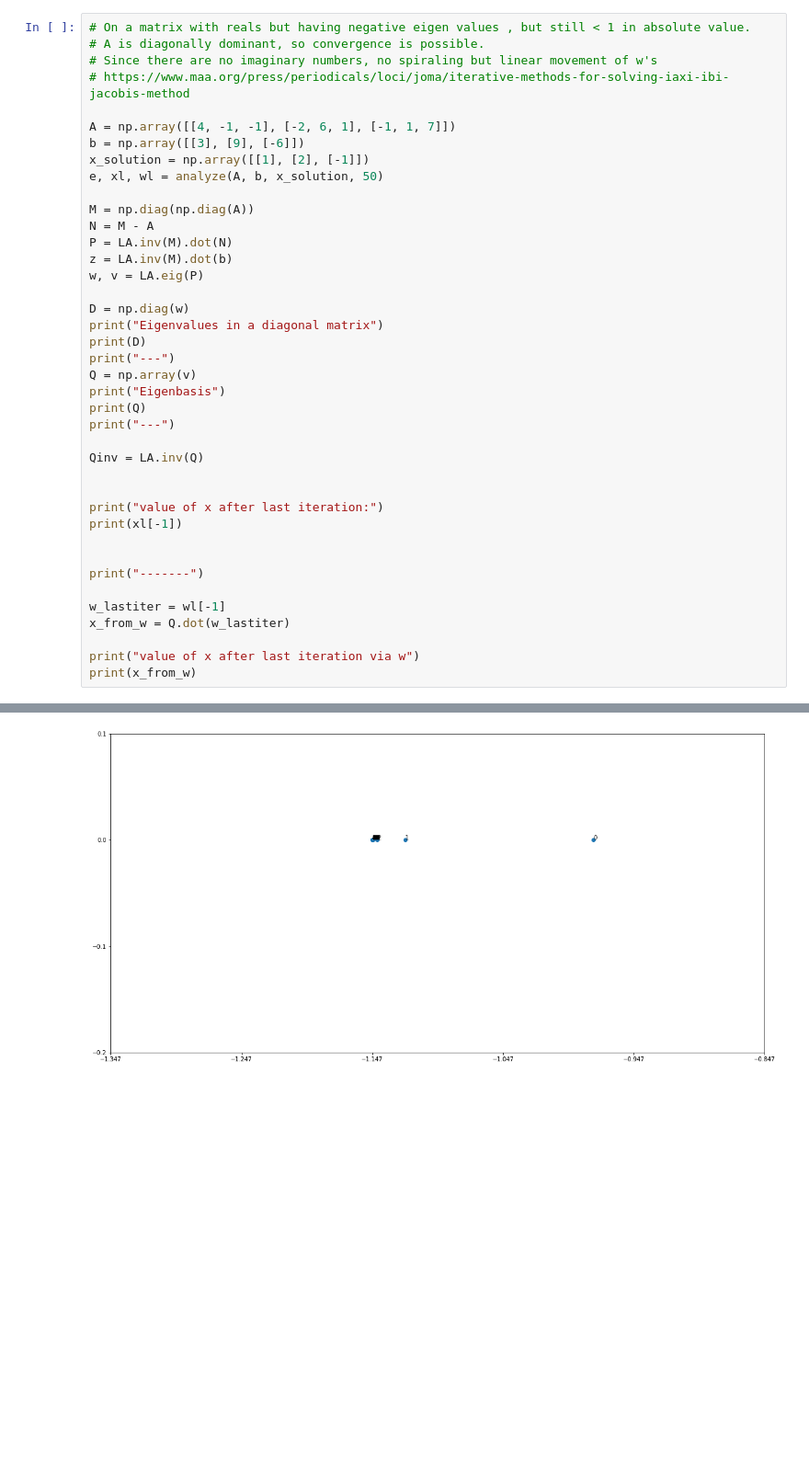
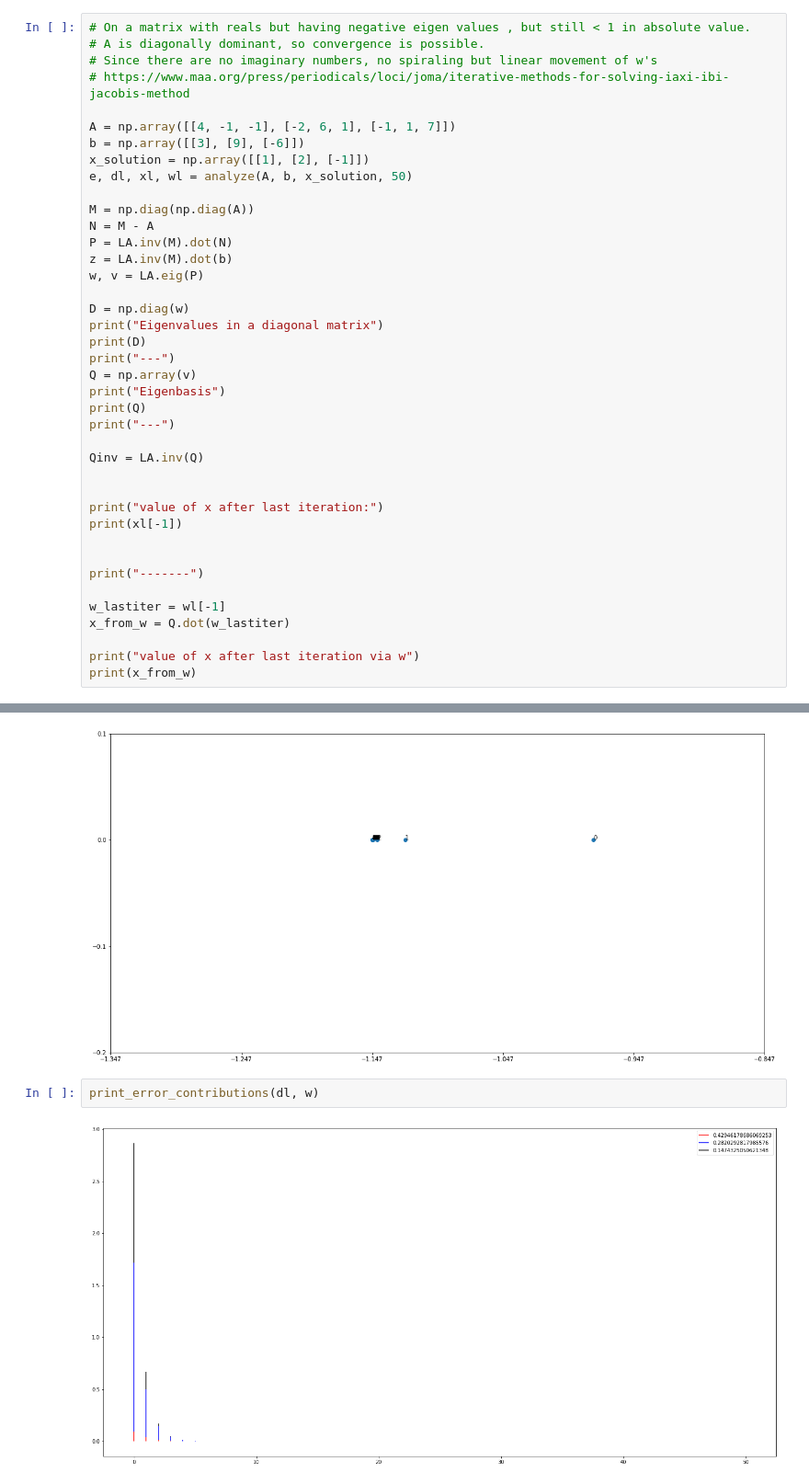
Before and after one commit to saibaba/IterativeMethods, a Jupyter notebook: IterativeMethodsForSolvingLinearSystemOfEquations.ipynb, the cells around one changed output, grey strips where cells are left out. Shown: that part at 92% size. Drawn from its saved outputs; the diff is of its cells as text; blank space fills up the shorter version.

```diff
--- a/IterativeMethodsForSolvingLinearSystemOfEquations.ipynb
+++ b/IterativeMethodsForSolvingLinearSystemOfEquations.ipynb
@@ -686,7 +733,7 @@ plot_points(wl_3)
 A = np.array([[4, -1, -1], [-2, 6, 1], [-1, 1, 7]])
 b = np.array([[3], [9], [-6]])
 x_solution = np.array([[1], [2], [-1]])
-e, xl, wl = analyze(A, b, x_solution, 50)
+e, dl, xl, wl = analyze(A, b, x_solution, 50)
 
 M = np.diag(np.diag(A))
 N = M - A
@@ -750,3 +797,7 @@ plot_points([item[2][0] for item in wl])
 # %% [output]
 [figure]
 [figure]
+# %%
+print_error_contributions(dl, w)
+# %% [output]
+[figure, added]
```
Also changed, not shown: parts of 10 cells of this notebook.
